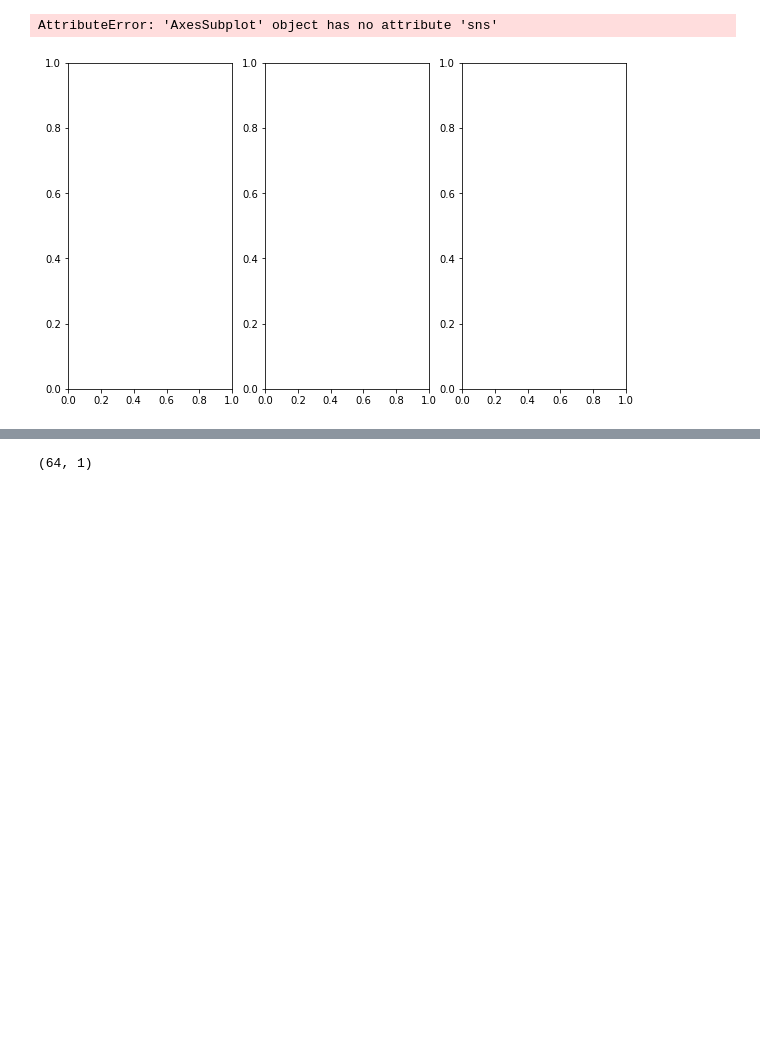
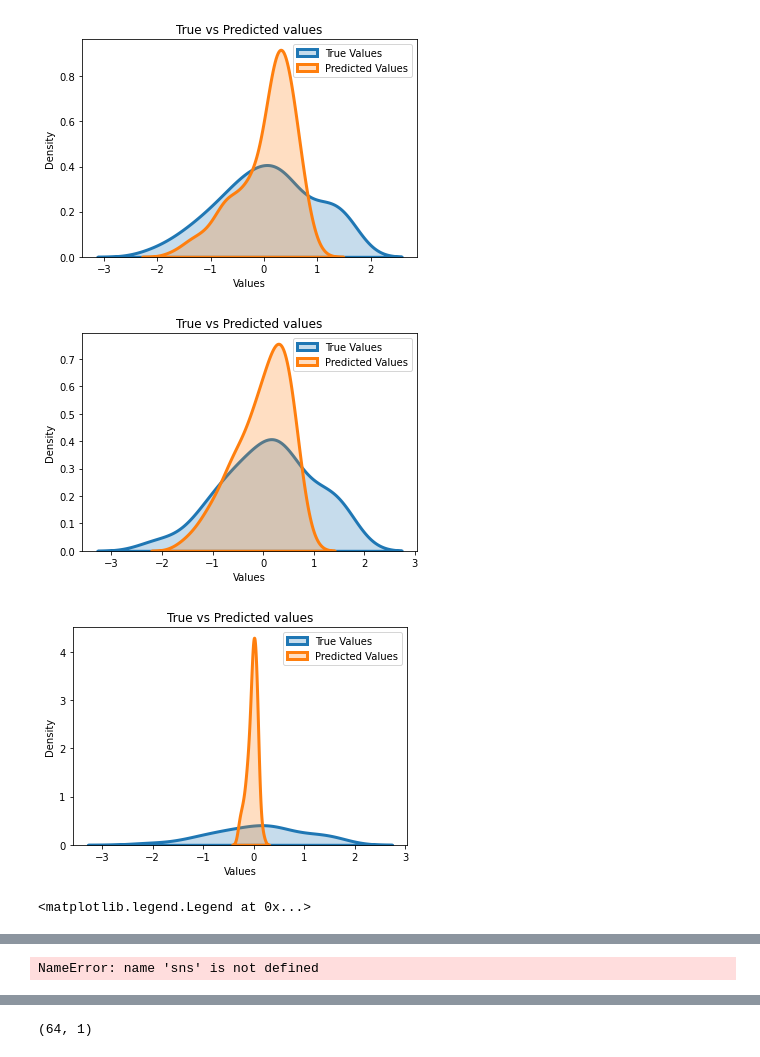
Before and after one commit to kristianseverin/BNNs, a Jupyter notebook: ThesisPlots/Results/Regression/RegressionPlots.ipynb, the cells around one changed output, grey strips where cells are left out. Cells and saved outputs as stored; diff of their text form; code cells hidden in the pictures; blank space fills up the shorter version.

```diff
--- a/ThesisPlots/Results/Regression/RegressionPlots.ipynb
+++ b/ThesisPlots/Results/Regression/RegressionPlots.ipynb
@@ -46,22 +116,65 @@ plt.tight_layout()
 # %%
 # read the true vs predicted data
 true_simple = np.load('//Users/kristian/Documents/Skole/9. Semester/Thesis Preparation/Code/BNNs/ThesisPlots/Results/Regression/SimpleFFBNN/true.npy')
 pred_simple = np.load('/Users/kristian/Documents/Skole/9. Semester/Thesis Preparation/Code/BNNs/ThesisPlots/Results/Regression/SimpleFFBNN/preds.npy')
 
 true_dense = np.load('/Users/kristian/Documents/Skole/9. Semester/Thesis Preparation/Code/BNNs/ThesisPlots/Results/Regression/DenseRegression/true.npy')
 pred_dense = np.load('/Users/kristian/Documents/Skole/9. Semester/Thesis Preparation/Code/BNNs/ThesisPlots/Results/Regression/DenseRegression/preds.npy')
 
 true_BBB = np.load('/Users/kristian/Documents/Skole/9. Semester/Thesis Preparation/Code/BNNs/ThesisPlots/Results/Regression/BBBDenseRegression/true.npy')
 pred_BBB = np.load('/Users/kristian/Documents/Skole/9. Semester/Thesis Preparation/Code/BNNs/ThesisPlots/Results/Regression/BBBDenseRegression/preds.npy')
 
 # plot the true vs predicted data
-sns.distplot(y, hist = False, kde = True, kde_kws = {'shade': True, 'linewidth': 3}, label = 'True Values')
-sns.distplot(y_pred, hist = False, kde = True, kde_kws = {'shade': True, 'linewidth': 3}, label = 'Predicted Values')
+sns.distplot(true_simple, hist = False, kde = True, kde_kws = {'shade': True, 'linewidth': 3}, label = 'True Values')
+sns.distplot(pred_simple, hist = False, kde = True, kde_kws = {'shade': True, 'linewidth': 3}, label = 'Predicted Values')
 plt.xlabel('Values')
 plt.ylabel('Density')
 plt.title('True vs Predicted values')
 plt.legend()
 plt.show()
+
+sns.distplot(true_dense, hist = False, kde = True, kde_kws = {'shade': True, 'linewidth': 3}, label = 'True Values')
+sns.distplot(pred_dense, hist = False, kde = True, kde_kws = {'shade': True, 'linewidth': 3}, label = 'Predicted Values')
+plt.xlabel('Values')
+plt.ylabel('Density')
+plt.title('True vs Predicted values')
+plt.legend()
+plt.show()
+
+sns.distplot(true_BBB, hist = False, kde = True, kde_kws = {'shade': True, 'linewidth': 3}, label = 'True Values')
+sns.distplot(pred_BBB, hist = False, kde = True, kde_kws = {'shade': True, 'linewidth': 3}, label = 'Predicted Values')
+plt.xlabel('Values')
+plt.ylabel('Density')
+plt.title('True vs Predicted values')
+plt.legend()
+plt.show()
+
+# put all the plots in one figure
+
+fig, ax = plt.subplots(3, 3, figsize=(10, 10))
+
+ax[0, 0].plot(test_loss_simple, label='test loss')
+ax[0, 0].plot(val_loss_simple, label='validation loss')
+ax[0, 0].set_title('Simple Dense Model')
+ax[0, 0].set_xlabel('Epoch')
+ax[0, 0].set_ylabel('Loss')
+ax[0, 0].legend()
+
+ax[0, 1].plot(test_loss_dense, label='test loss')
+ax[0, 1].plot(val_loss_dense, label='validation loss')
+ax[0, 1].set_title('Dense Model')
+ax[0, 1].set_xlabel('Epoch')
+ax[0, 1].set_ylabel('Loss')
+ax[0, 1].legend()
+
+ax[0, 2].plot(test_loss_BBB, label='test loss')
+ax[0, 2].plot(val_loss_BBB, label='validation loss')
+ax[0, 2].set_title('Bayesian Dense Model')
+ax[0, 2].set_xlabel('Epoch')
+ax[0, 2].set_ylabel('Loss')
+ax[0, 2].legend()
 # %% [output]
+[figure, new version]
+[figure, added]
+[figure, added]
-AttributeError: 'AxesSubplot' object has no attribute 'sns'
+<matplotlib.legend.Legend at 0x...>
-[figure, old version]
@@ -67,0 +182,12 @@ AttributeError: 'AxesSubplot' object has no attribute 'sns'
+# %%
+# function to isolate the colors from viridis
+viridis_colors = sns.color_palette("viridis", 6)
+def isolate_viridis_colors(viridis_colors):
+    new_colors = []
+    for i in range(0, 6):
+        new_colors.append(viridis_colors[i])
+    return new_colors
+
+viridis_colors = isolate_viridis_colors(viridis_colors)
+# %% [output]
+NameError: name 'sns' is not defined
```
Also changed, not shown: parts of 5 cells of this notebook, 25 other files.
